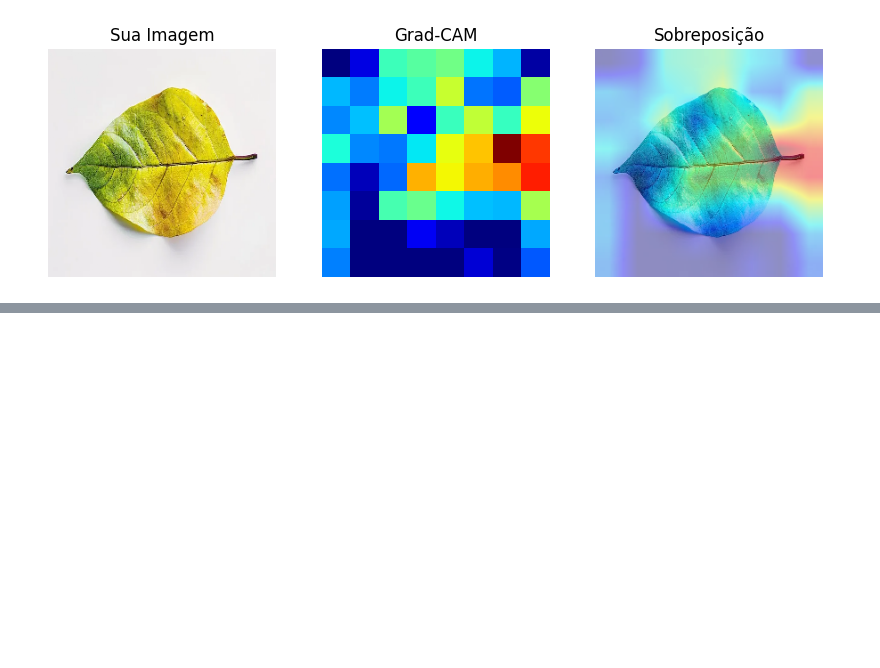
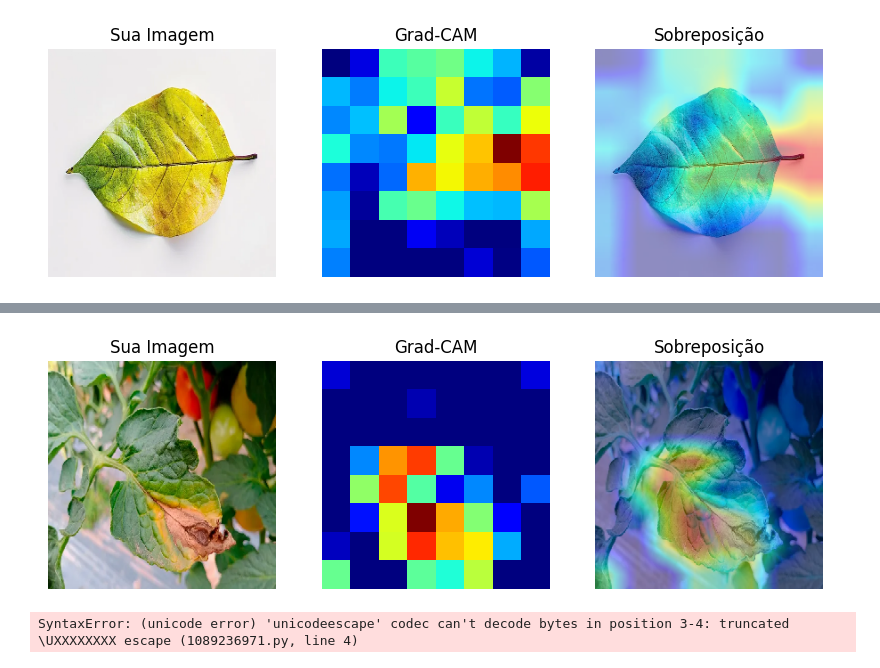
Before and after one commit to Otavio071/tomate, a Jupyter notebook: tomato_leaf_disease_94_accuracy.ipynb, the cells around one changed output, grey strips where cells are left out. Cells and saved outputs as stored; diff of their text form; code cells hidden in the pictures; blank space fills up the shorter version.

```diff
--- a/tomato_leaf_disease_94_accuracy.ipynb
+++ b/tomato_leaf_disease_94_accuracy.ipynb
@@ -785,0 +807,42 @@ Classe prevista pelo modelo (índice): 2
+# %%
+from tensorflow.keras.utils import load_img, img_to_array
+
+# 1. Carrega a sua imagem redimensionando para o tamanho que o modelo espera (256x256)
+img_path = '/content/IMAGEM_3_tomate-como-acabar-com-as-manchas-e-a-requeima-na-cultura.webp' # Coloque o caminho exato da imagem enviada
+img_loaded = load_img(img_path, target_size=(256, 256))
+
+# 2. Converte para array e normaliza
+img_array = img_to_array(img_loaded) / 255.0
+img_array_expanded = np.expand_dims(img_array, axis=0)
+
+# 3. Faz a previsão da classe e gera o Grad-CAM
+preds = model.predict(img_array_expanded)
+pred_class = np.argmax(preds[0])
+print(f"Classe prevista pelo modelo (índice): {pred_class}")
+
+heatmap = make_gradcam_heatmap_fixed(img_array_expanded, model, conv_base, "conv5_block16_concat")
+
+# 4. Plota o resultado
+img_uint8 = np.uint8(255 * img_array)
+heatmap_resized = cv2.resize(heatmap, (img_uint8.shape[1], img_uint8.shape[0]))
+heatmap_colored = np.uint8(255 * heatmap_resized)
+heatmap_colored = cv2.applyColorMap(heatmap_colored, cv2.COLORMAP_JET)
+superimposed_img = cv2.addWeighted(img_uint8, 0.6, heatmap_colored, 0.4, 0)
+
+plt.figure(figsize=(10, 4))
+plt.subplot(1, 3, 1)
+plt.imshow(img_array)
+plt.title("Sua Imagem")
+plt.axis('off')
+
+plt.subplot(1, 3, 2)
+plt.imshow(heatmap, cmap='jet')
+plt.title("Grad-CAM")
+plt.axis('off')
+
+plt.subplot(1, 3, 3)
+plt.imshow(cv2.cvtColor(superimposed_img, cv2.COLOR_BGR2RGB))
+plt.title("Sobreposição")
+plt.axis('off')
+plt.show()
+# %% [output]
@@ -785,0 +851,33 @@ Classe prevista pelo modelo (índice): 2
+[figure, added]
+# %%
+from tensorflow.keras.utils import load_img, img_to_array
+
+# 1. Carrega a sua imagem redimensionando para o tamanho que o modelo espera (256x256)
+img_path = '"C:\Users\user\Downloads\Folhas-de-tomateiro-amarelas-concentricas-e-sinais-de-acaros-na-face-inferior-da-folha.webp"' # Coloque o caminho exato da imagem enviada
+img_loaded = load_img(img_path, target_size=(256, 256))
+
+# 2. Converte para array e normaliza
+img_array = img_to_array(img_loaded) / 255.0
+img_array_expanded = np.expand_dims(img_array, axis=0)
+
+# 3. Faz a previsão da classe e gera o Grad-CAM
+preds = model.predict(img_array_expanded)
+pred_class = np.argmax(preds[0])
+print(f"Classe prevista pelo modelo (índice): {pred_class}")
+
+heatmap = make_gradcam_heatmap_fixed(img_array_expanded, model, conv_base, "conv5_block16_concat")
+
+# 4. Plota o resultado
+img_uint8 = np.uint8(255 * img_array)
+heatmap_resized = cv2.resize(heatmap, (img_uint8.shape[1], img_uint8.shape[0]))
+heatmap_colored = np.uint8(255 * heatmap_resized)
+heatmap_colored = cv2.applyColorMap(heatmap_colored, cv2.COLORMAP_JET)
+superimposed_img = cv2.addWeighted(img_uint8, 0.6, heatmap_colored, 0.4, 0)
+
+plt.figure(figsize=(10, 4))
+plt.subplot(1, 3, 1)
+plt.imshow(img_array)
+plt.title("Sua Imagem")
+plt.axis('off')
+# %% [output]
+SyntaxError: (unicode error) 'unicodeescape' codec can't decode bytes in position 3-4: truncated \UXXXXXXXX escape (1089236971.py, line 4)
```
Also changed, not shown: parts of 6 cells of this notebook.
